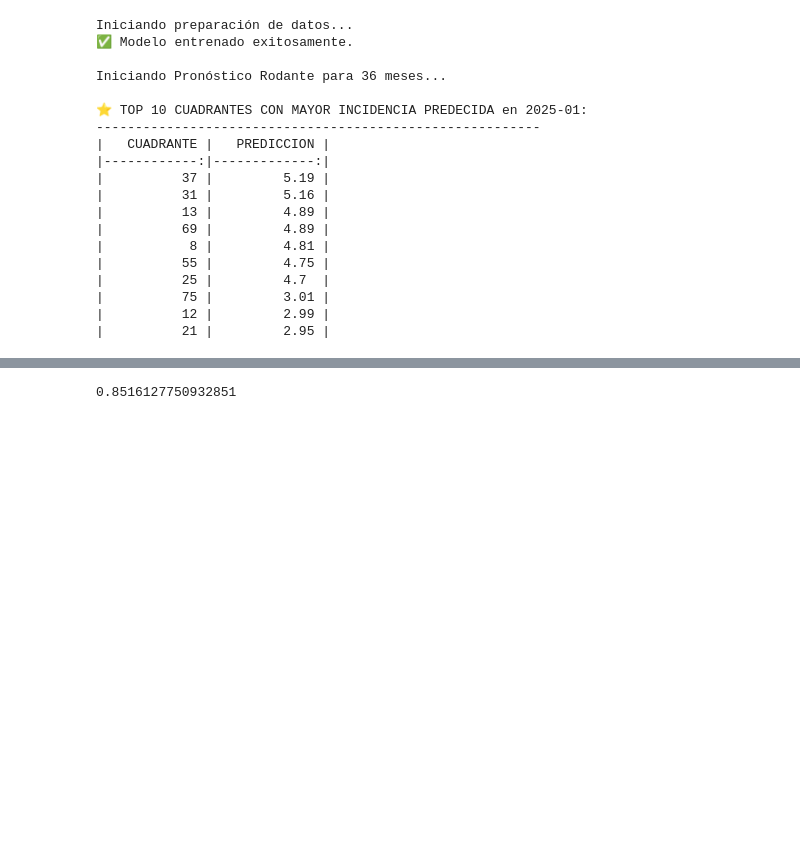
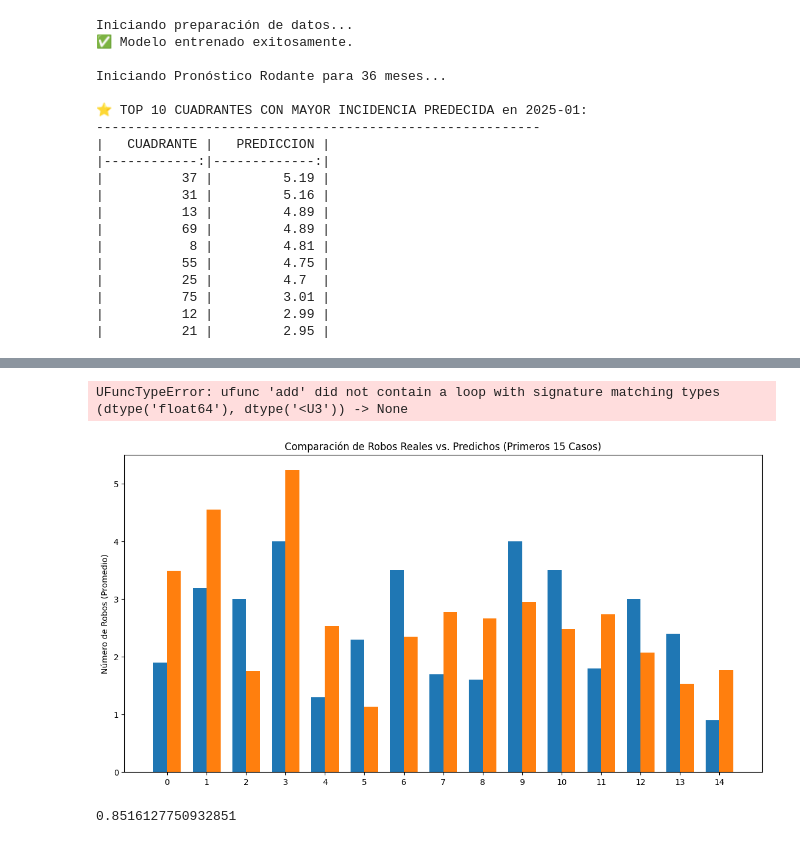
Before and after one commit to CLA-TI3001C-AD2025-G100/A01563230-EDA, a Jupyter notebook: FICOSEC_modelo_negocio.ipynb, the cells around one changed output, grey strips where cells are left out. Drawn from its saved outputs; the diff is of its cells as text; code cells hidden in the pictures; blank space fills up the shorter version.

```diff
--- a/FICOSEC_modelo_negocio.ipynb
+++ b/FICOSEC_modelo_negocio.ipynb
@@ -448,3 +586,35 @@ Iniciando Pronóstico Rodante para 36 meses...
+# %%
+# Ahora dame una gráfica de barras de esta comparación
+import matplotlib.pyplot as plt
+# Gráfica de Barras para los primeros 15 casos
+df_sample = df_comparacion.head(15)
+x = np.arange(len(df_sample))  # la ubicación de las barras
+width = 0.35  # el ancho de las barras
+fig, ax = plt.subplots(figsize=(14, 7))
+bars1 = ax.bar(x - width/2, df_sample['ROBOS REALES (Promedio)'], width, label='Robos Reales (Promedio)')
+bars2 = ax.bar(x + width/2, df_sample['ROBOS PREDICHOS (Promedio)'], width, label='Robos Predichos (Promedio)')
+# Añadir etiquetas y título
+ax.set_ylabel('Número de Robos (Promedio)')
+ax.set_title('Comparación de Robos Reales vs. Predichos (Primeros 15 Casos)')
+ax.set_xticks(x)
+ax.set_xticklabels(df_sample['CUADRANTE'] + ' (M' + df_sample['MES A PREDECIR (M)'].astype(str) + ')', rotation=45)
+ax.legend()
+# Añadir etiquetas encima de las barras
+def autolabel(bars):
+    for bar in bars:
+        height = bar.get_height()
+        ax.annotate(f'{height:.1f}',
+                    xy=(bar.get_x() + bar.get_width() / 2, height),
+                    xytext=(0, 3),  # 3 points vertical offset
+                    textcoords="offset points",
+                    ha='center', va='bottom')
+autolabel(bars1)
+autolabel(bars2)
+plt.tight_layout()
+plt.show()
+# %% [output]
+UFuncTypeError: ufunc 'add' did not contain a loop with signature matching types (dtype('float64'), dtype('<U3')) -> None
+[figure, added]
 # %%
 r2 = r2_score(Y_test, Y_pred)
 # %%
```
Also changed, not shown: parts of 2 cells of this notebook.
